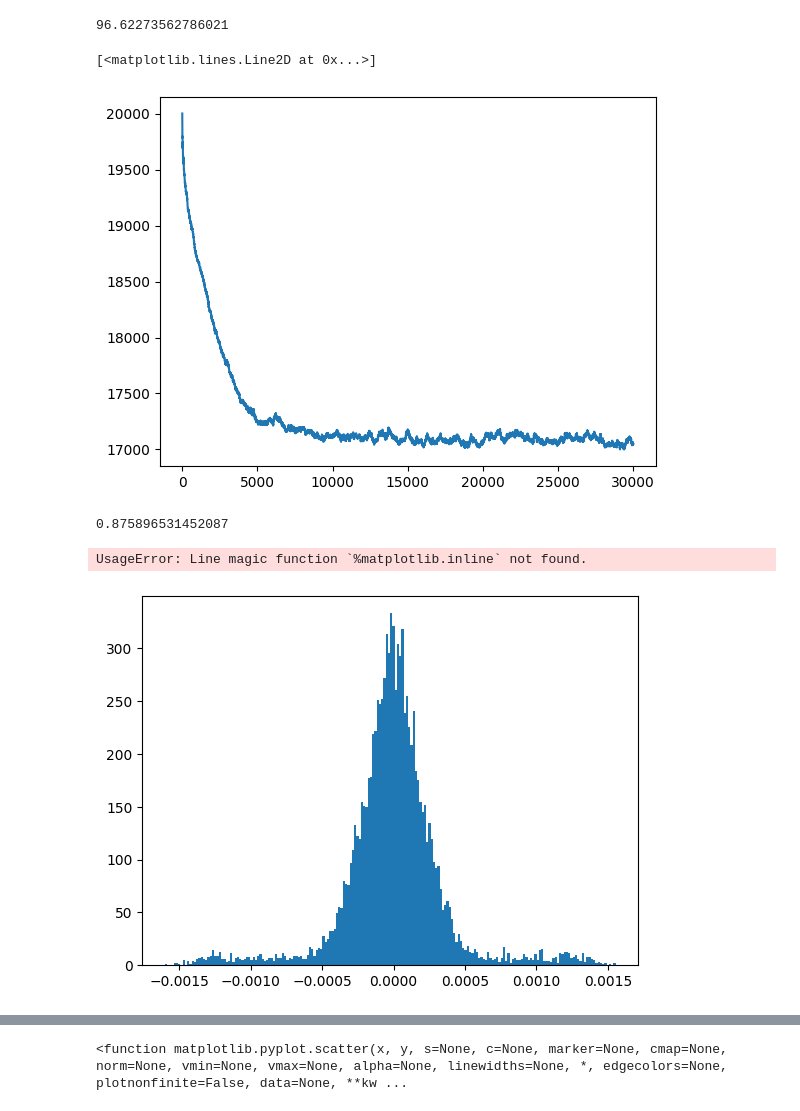
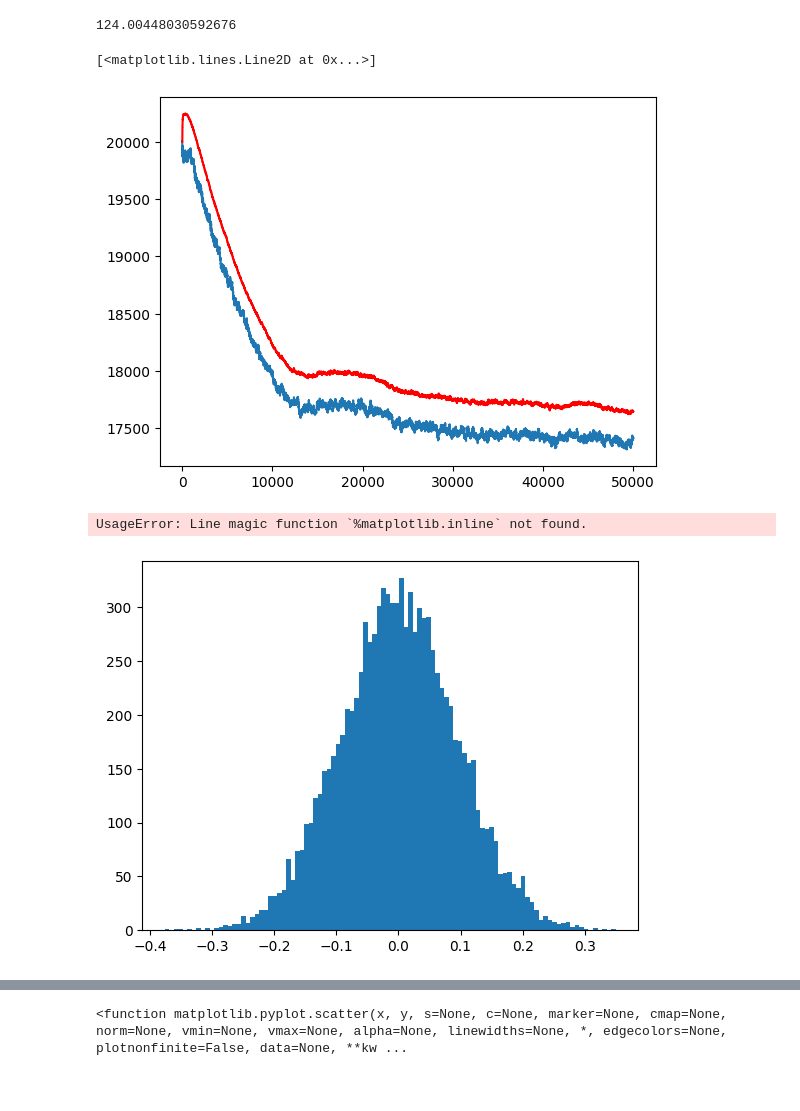
Before and after one commit to setupishe/PlasmaPython, a Jupyter notebook: runs/test27.ipynb, the cells around one changed output, grey strips where cells are left out. Drawn from its saved outputs; the diff is of its cells as text; code cells hidden in the pictures.

```diff
--- a/runs/test27.ipynb
+++ b/runs/test27.ipynb
@@ -25,5 +43,5 @@ exps
 # %%
-logpath = os.path.join(root, "logs",  exps[-3])
+logpath = os.path.join(root, "logs",  exps[-4])
 # %%
 constants = {
     'n0': 1e17,                 # Reference concentration
@@ -43,17 +61,17 @@ constants = {
 }
 
 numerical = {
-    'N_x': 1000,                # Number of grid points
+    'N_x': 2000,                # Number of grid points
     'N_p': 20000,               # Number of particles
-    'tau': 5e-13,               # Time step size
+    'tau': 2.5e-13,               # Time step size
 
     'oscill_factor': 0.01,       # Factor for adjusting the plasma time step size
     'debye_factor': 0.1,         # Factor for adjusting the grid spacing based on Debye length
     'courant_factor': 0.25,     # Factor for adjusting the Courant time step size
 
     'integral_points': 100000,  # pool size to pick random velocities from
-    'time_iterations': 2500000,   #number of time steps
-    "pumping_windows": 24       #number of sliding windows for pumping algorythm
+    'time_iterations': 5000000,   #number of time steps
+    "pumping_windows": 12       #number of sliding windows for pumping algorythm
 }
 
 geometry = {
@@ -61,20 +79,22 @@ geometry = {
 
     'left_border': 0.1,         # Left wall
     'right_border': 0.9,        # Right wall
-    'neutral_range': (200, 800) # Range to apply pumping and maxwellisation
+    'neutral_range': (400, 1600) # Range to apply pumping and maxwellisation
 }
 
 modes = {
     'maxwellise': True,         # Flag for applying maxwellisation
     'pumping': True,            # Flag for considering particles pumping
     'saving': True,              # Flag for saving simulation data
-    'add_datetime': True
+    'add_datetime': True,
+    "injection": False
 }
 
 periods = {
     "saving": 100,              # Steps between saving simulation data
     "pumping": 500,             # Steps between applying pumping
-    "maxwellise": 500           # Steps between applying Maxwellian distribution
+    "maxwellise": 500,           # Steps between applying Maxwellian distribution
+    "pumping_offset": 0       #time step after which pumping is activated
 }
 
 filenames = {
@@ -126,21 +159,10 @@ for i, nodes, particles, walls in loop_over_states(os.path.join(logpath, "system
 # %%
-np.mean(phi_center[10000:])
+np.mean(phi_center[6000:])
 # %% [output]
-96.62273562786021
+124.00448030592676
 # %%
 plt.plot(electrons_over_time)
+plt.plot(ions_over_time, color='r')
 # %% [output]
 [<matplotlib.lines.Line2D at 0x...>]
-[figure, old version]
+[figure, new version]
-# %%
-secondary_counts = 0
-for i, particles in loop_over_states(os.path.join(logpath, "secondary_electrons.bin"), modes=["particles"]):
-    if i > 5000:
-        secondary_counts += particles.n_macro
-absorbed_counts = 0
-for i, particles in loop_over_states(os.path.join(logpath, "absorbed_electrons.bin"), modes=["particles"]):
-    if i > 5000:
-        absorbed_counts += particles.n_macro
-secondary_counts/absorbed_counts
-# %% [output]
-0.875896531452087
@@ -154,9 +169,9 @@ def get_fluxes(filepath, iteration=0):
 # %%
-plt.hist(i_distr[-1], bins=200)
+plt.hist(e_distr[0], bins=100)
 %matplotlib.inline
 # %% [output]
 UsageError: Line magic function `%matplotlib.inline` not found.
-[figure, old version]
+[figure, new version]
 # %%
 plt.plot(e_over_time[-1])
 # %% [output]
```
Also changed, not shown: parts of 12 cells of this notebook, 19 other files.
